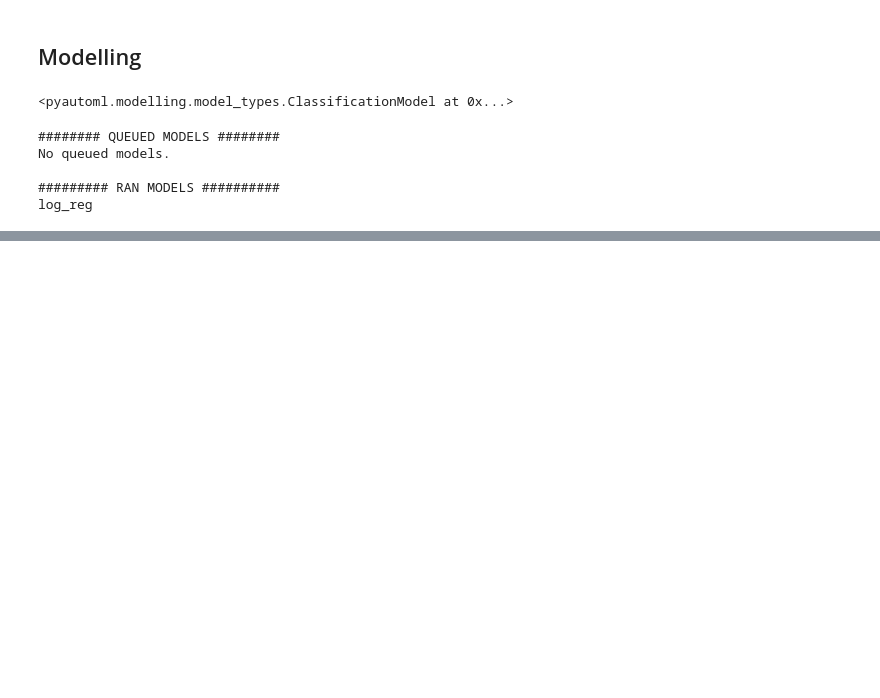
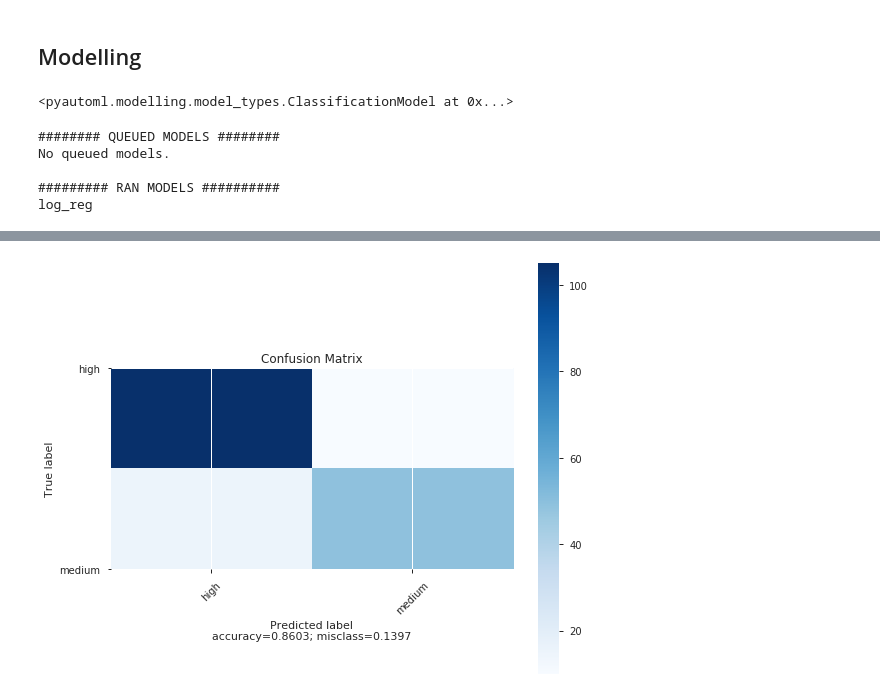
Before and after one commit to Ashton-Sidhu/aethos, a Jupyter notebook: examples/PyautoML Titanic.ipynb, the cells around one changed output, grey strips where cells are left out. Drawn from its saved outputs; the diff is of its cells as text; code cells hidden in the pictures; blank space fills up the shorter version.

```diff
--- a/examples/PyautoML Titanic.ipynb
+++ b/examples/PyautoML Titanic.ipynb
@@ -280,0 +363,7 @@ findfont: Font family ['sans-serif'] not found. Falling back to DejaVu Sans.
+# %%
+plot_confusion_matrix(cm = sklearn.metrics.confusion_matrix(model.log_reg.target_data, model.log_reg.prediction_data),
+                      normalize    = False,
+                      target_names = ['high', 'medium'],
+                      title        = "Confusion Matrix")
+# %% [output]
+[figure, added]
```
Also changed, not shown: parts of 29 cells of this notebook, 2 other files.
